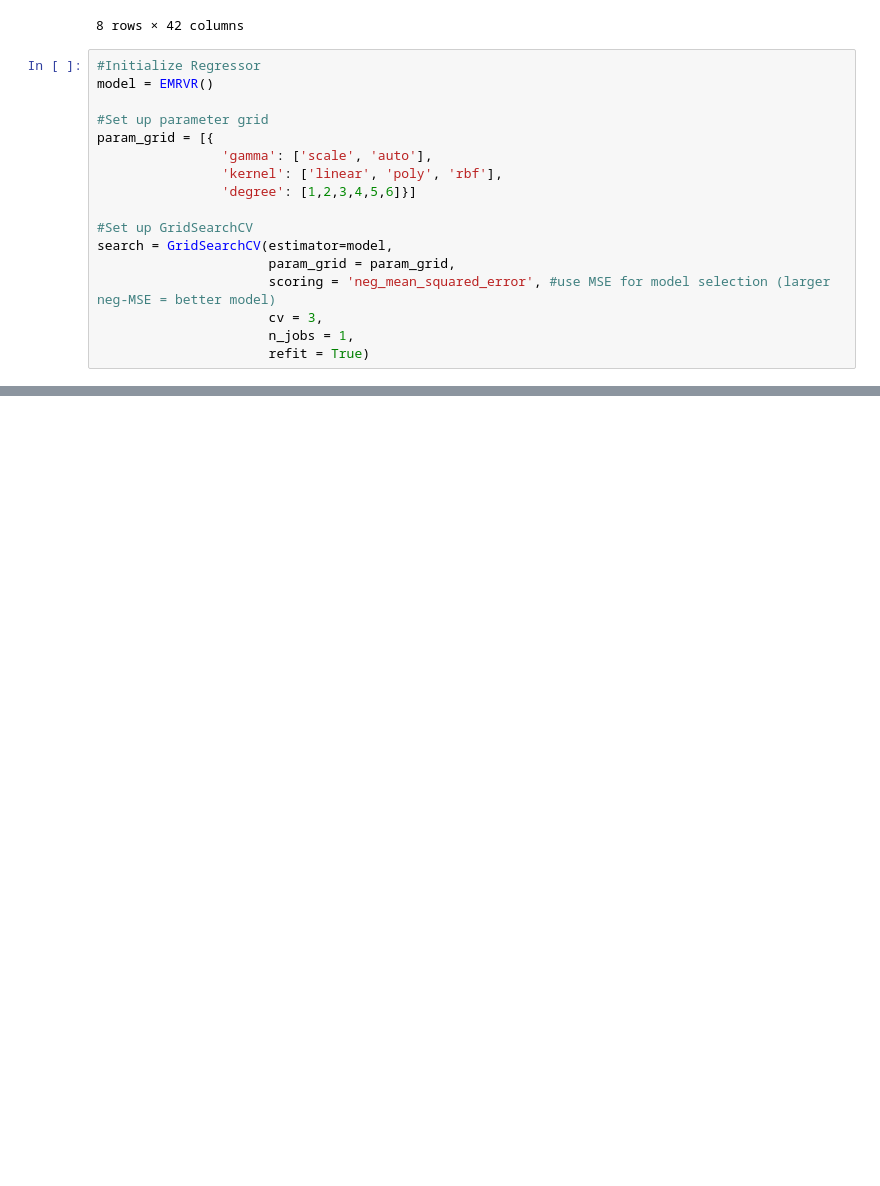
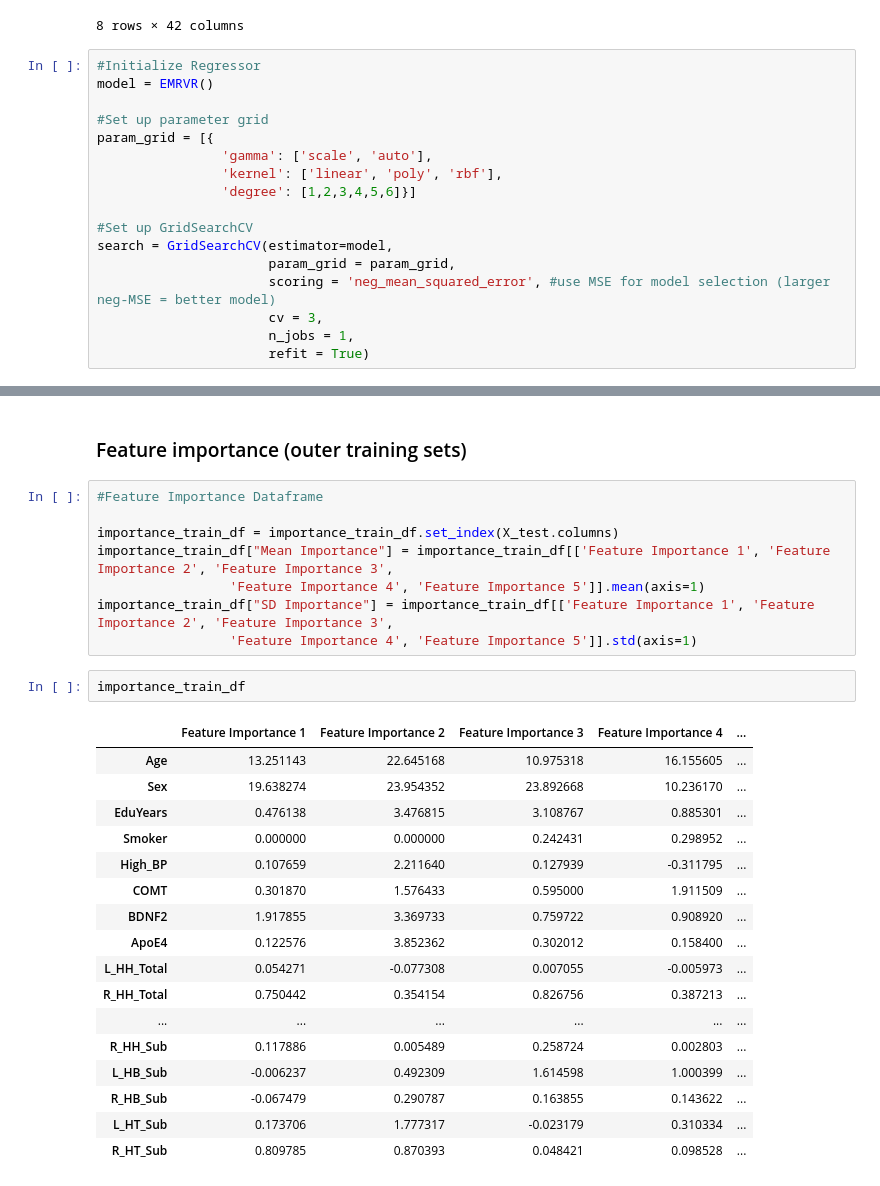
Before and after one commit to kimngan-hoang/CVLT-prediction, a Jupyter notebook: Relevance Vector Regression.ipynb, the cells around one changed output, grey strips where cells are left out. Saved outputs shown, nothing was run; the diff lists cells and outputs as text; blank space fills up the shorter version.

Commit message:
update with feature importance

```diff
--- a/Relevance Vector Regression.ipynb
+++ b/Relevance Vector Regression.ipynb
@@ -265,0 +378,30 @@ print('        Correlation %.2f +/- %.2f'% (np.mean(outer_scores_corelation), np
+# %% [markdown]
+### Feature importance (outer training sets)
+# %%
+#Feature Importance Dataframe
+
+importance_train_df = importance_train_df.set_index(X_test.columns)
+importance_train_df["Mean Importance"] = importance_train_df[['Feature Importance 1', 'Feature Importance 2', 'Feature Importance 3',
+                 'Feature Importance 4', 'Feature Importance 5']].mean(axis=1)
+importance_train_df["SD Importance"] = importance_train_df[['Feature Importance 1', 'Feature Importance 2', 'Feature Importance 3',
+                 'Feature Importance 4', 'Feature Importance 5']].std(axis=1)
+# %%
+importance_train_df
+# %% [output]
+|  | Feature Importance 1 | Feature Importance 2 | Feature Importance 3 | Feature Importance 4 | ... |
+| Age | 13.251143 | 22.645168 | 10.975318 | 16.155605 | ... |
+| Sex | 19.638274 | 23.954352 | 23.892668 | 10.236170 | ... |
+| EduYears | 0.476138 | 3.476815 | 3.108767 | 0.885301 | ... |
+| Smoker | 0.000000 | 0.000000 | 0.242431 | 0.298952 | ... |
+| High_BP | 0.107659 | 2.211640 | 0.127939 | -0.311795 | ... |
+| COMT | 0.301870 | 1.576433 | 0.595000 | 1.911509 | ... |
+| BDNF2 | 1.917855 | 3.369733 | 0.759722 | 0.908920 | ... |
+| ApoE4 | 0.122576 | 3.852362 | 0.302012 | 0.158400 | ... |
+| L_HH_Total | 0.054271 | -0.077308 | 0.007055 | -0.005973 | ... |
+| R_HH_Total | 0.750442 | 0.354154 | 0.826756 | 0.387213 | ... |
+| ... | ... | ... | ... | ... | ... |
+| R_HH_Sub | 0.117886 | 0.005489 | 0.258724 | 0.002803 | ... |
+| L_HB_Sub | -0.006237 | 0.492309 | 1.614598 | 1.000399 | ... |
+| R_HB_Sub | -0.067479 | 0.290787 | 0.163855 | 0.143622 | ... |
+| L_HT_Sub | 0.173706 | 1.777317 | -0.023179 | 0.310334 | ... |
+| R_HT_Sub | 0.809785 | 0.870393 | 0.048421 | 0.098528 | ... |
```
Also changed, not shown: parts of 18 cells of this notebook, 1 other file.
